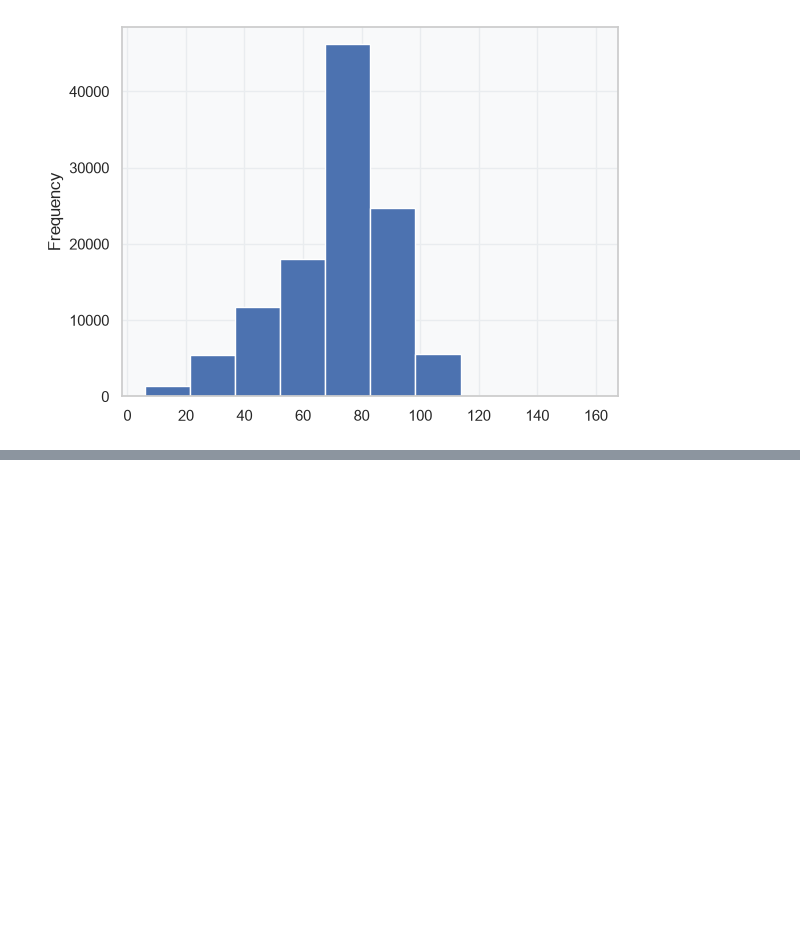
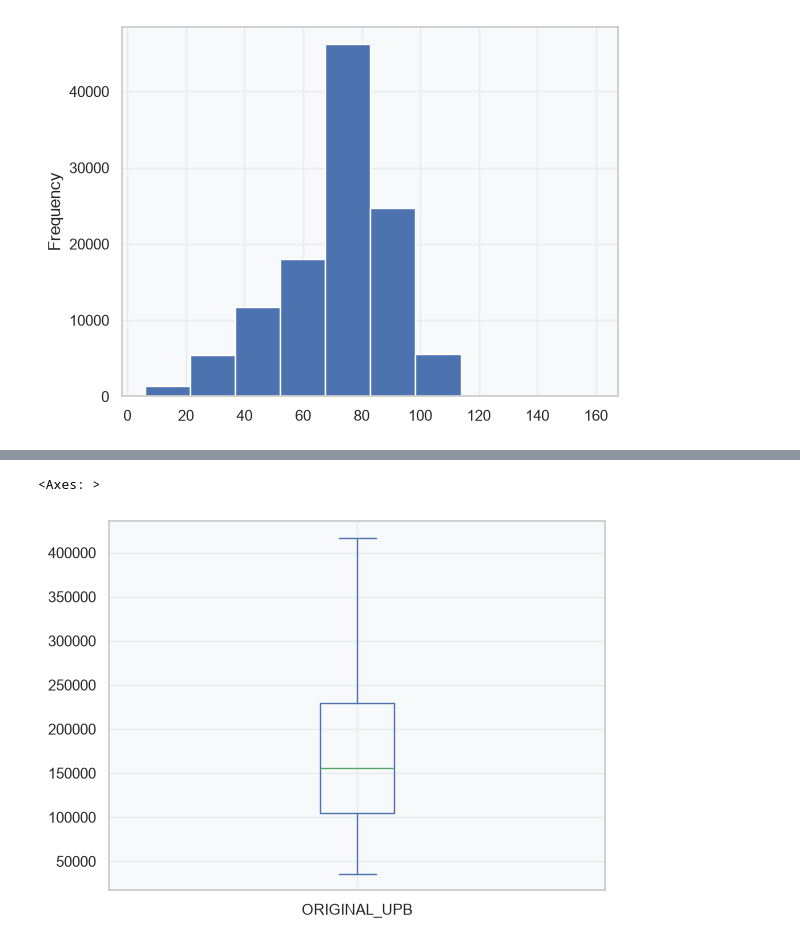
Before and after one commit to Gautam0211/Credit-Risk-Stress-Testing-Under-Macro-Conditions-of-2008-Global-Recession, a Jupyter notebook: Notebooks/EDA and Data Preprocessing.ipynb, the cells around one changed output, grey strips where cells are left out. Saved outputs shown, nothing was run; the diff lists cells and outputs as text; code cells hidden in the pictures; blank space fills up the shorter version.

```diff
--- a/Notebooks/EDA and Data Preprocessing.ipynb
+++ b/Notebooks/EDA and Data Preprocessing.ipynb
@@ -2030,0 +2027,5 @@ print("\n=== Preprocessing Stage Complete ===")
+# %%
+X_train_imp.ORIGINAL_UPB.plot.box()
+# %% [output]
+<Axes: >
+[figure, added]
```
Also changed, not shown: parts of 33 cells of this notebook, 2 other files.
